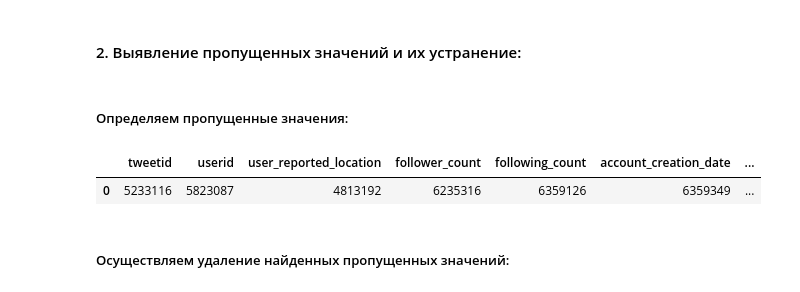
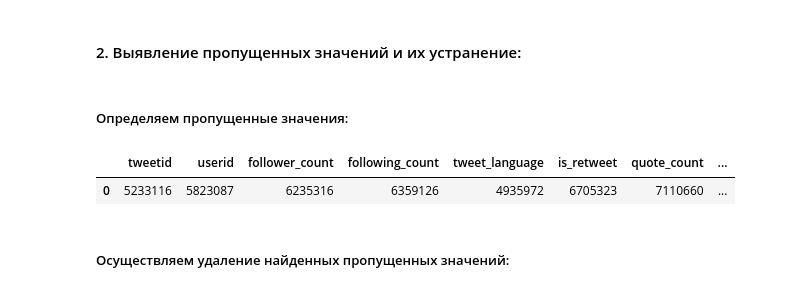
Before and after one commit to TDitS/SOBD2023, a Jupyter notebook: lab1.ipynb, the cells around one changed output. Cells and saved outputs as stored; diff of their text form; code cells hidden in the pictures.

```diff
--- a/lab1.ipynb
+++ b/lab1.ipynb
@@ -69,17 +69,16 @@ filename_data = 'data/iran_201906_2_tweets_csv_hashed.csv'
 df = spark.read.csv(filename_data,header=True, mode="DROPMALFORMED", inferSchema=True)
 from pyspark.sql.functions import col, array
 
-df = df.drop("user_profile_description", "account_language", "tweet_text", "tweet_time", "tweet_client_name", "in_reply_to_userid", "in_reply_to_tweetid", "quoted_tweet_tweetid", "retweet_userid", "retweet_tweetid", "latitude", "longitude", "user_mentions", "poll_choices", "hashtags", "urls", "user_screen_name", "user_display_name", "user_profile_url")
+df = df.drop("user_profile_description", "account_creation_date", "user_reported_location", "account_language", "tweet_text", "tweet_time", "tweet_client_name", "in_reply_to_userid", "in_reply_to_tweetid", "quoted_tweet_tweetid", "retweet_userid", "retweet_tweetid", "latitude", "longitude", "user_mentions", "poll_choices", "hashtags", "urls", "user_screen_name", "user_display_name", "user_profile_url")
 
 df = df.withColumn("tweetid", col("tweetid").cast(LongType()))
 df = df.withColumn("userid", col("userid").cast(LongType()))
 df = df.withColumn("follower_count", col("follower_count").cast(IntegerType()))
 df = df.withColumn("following_count", col("following_count").cast(IntegerType()))
-df = df.withColumn("quote_count", col("like_count").cast(IntegerType()))
-df = df.withColumn("reply_count", col("like_count").cast(IntegerType()))
+df = df.withColumn("quote_count", col("quote_count").cast(IntegerType()))
+df = df.withColumn("reply_count", col("reply_count").cast(IntegerType()))
 df = df.withColumn("like_count", col("like_count").cast(IntegerType()))
-df = df.withColumn("retweet_count", col("like_count").cast(IntegerType()))
-df = df.withColumn("account_creation_date", col("account_creation_date").cast(DateType()))
+df = df.withColumn("retweet_count", col("retweet_count").cast(IntegerType()))
 df = df.withColumn("is_retweet", col("is_retweet").cast("boolean"))
 
 print('Data frame type: ' + str(type(df)))
@@ -158,24 +149,24 @@ Columns overview
 # %% [markdown]
 ##### Определяем пропущенные значения:
 # %%
-string_columns = ['user_reported_location','account_creation_date','tweet_language', 'is_retweet']
+string_columns = ['tweet_language', 'is_retweet']
 numeric_columns = ['tweetid', 'userid', 'follower_count', 'following_count', "quote_count", "reply_count", "like_count", "retweet_count"]
 
 def view_missing_values_in_columns(string_columns, numeric_columns):
     missing_values = {}
     for index, column in enumerate(df.columns):
         if column in string_columns:
             missing_count = df.filter(col(column).eqNullSafe(None) | col(column).isNull()).count()
         else:
             missing_count = df.where(col(column).isin([None,np.nan]) | col(column).isNull()).count()
         missing_values.update({column:missing_count})
 
     return missing_values
 
 pd.DataFrame.from_dict([view_missing_values_in_columns(string_columns, numeric_columns)])
 # %% [output]
-|  | tweetid | userid | user_reported_location | follower_count | following_count | account_creation_date | ... |
-| 0 | 5233116 | 5823087 | 4813192 | 6235316 | 6359126 | 6359349 | ... |
+|  | tweetid | userid | follower_count | following_count | tweet_language | is_retweet | quote_count | ... |
+| 0 | 5233116 | 5823087 | 6235316 | 6359126 | 4935972 | 6705323 | 7110660 | ... |
 # %% [markdown]
 ##### Осуществляем удаление найденных пропущенных значений:
 # %%
```
Also changed, not shown: parts of 40 cells of this notebook, 1 other file.
